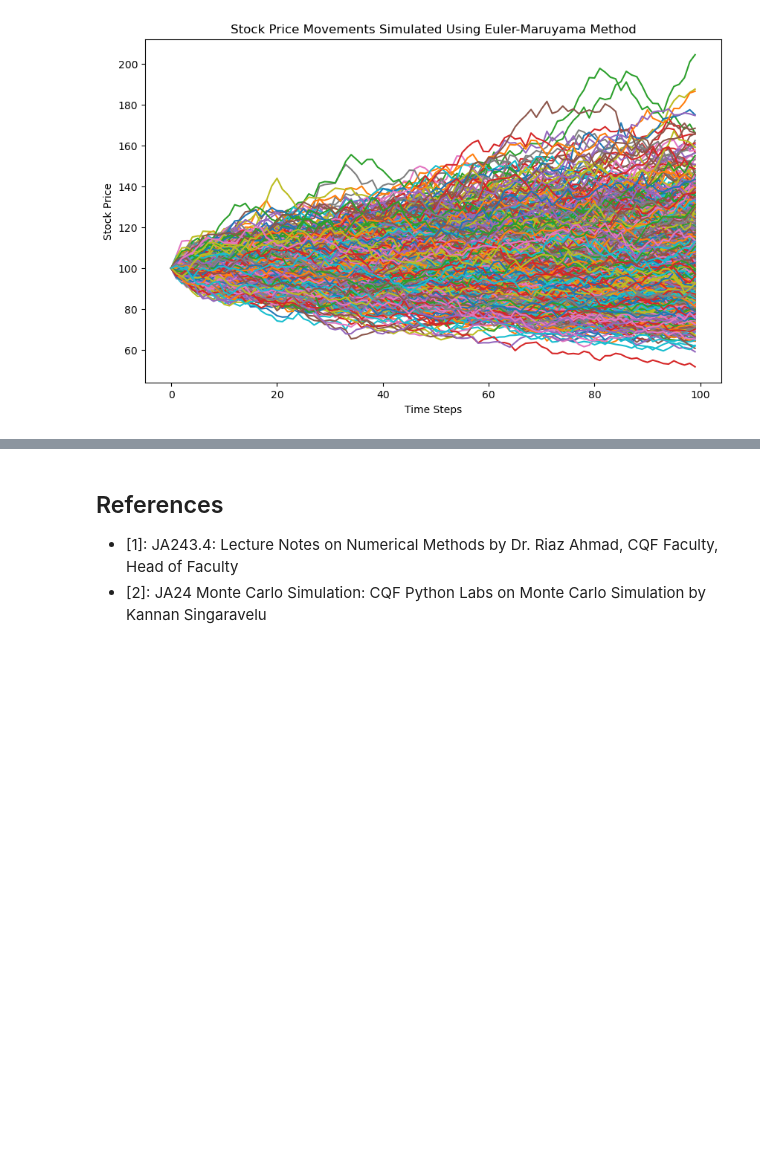
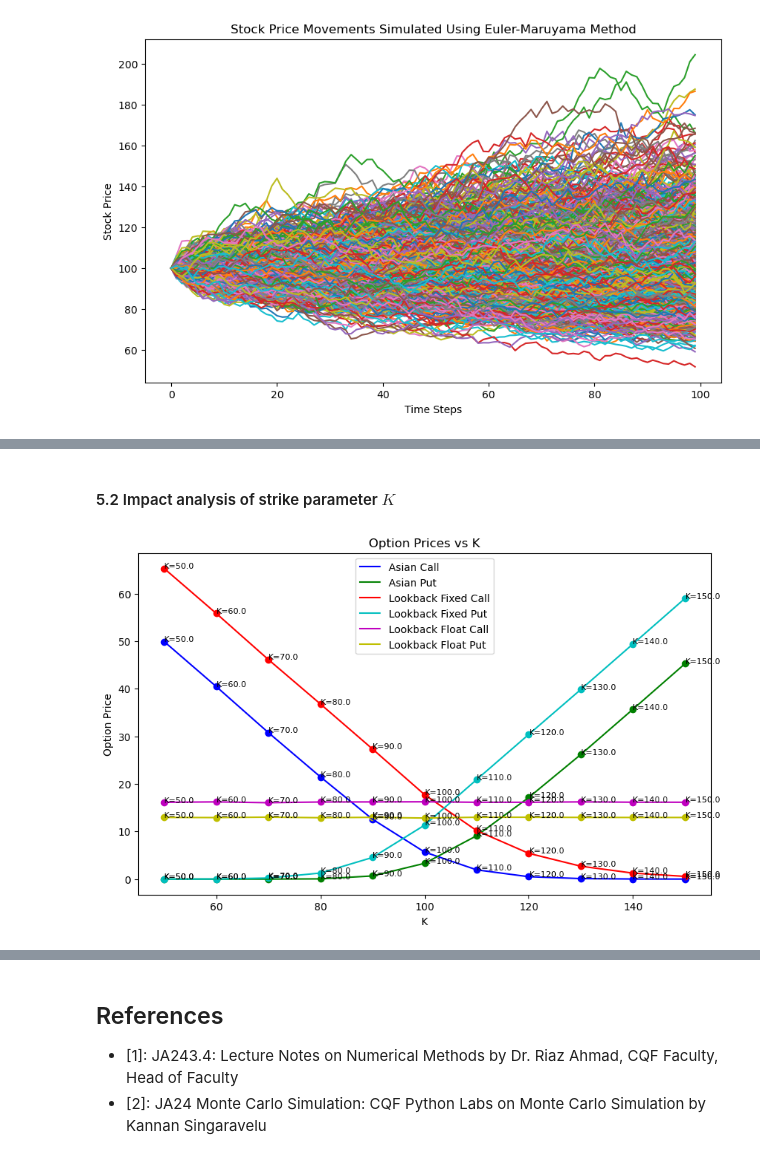
Before and after one commit to heidi123123/cqf, a Jupyter notebook: Exams/2/Exam2.ipynb, the cells around one changed output, grey strips where cells are left out. Saved outputs shown, nothing was run; the diff lists cells and outputs as text; code cells hidden in the pictures; blank space fills up the shorter version.

```diff
--- a/Exams/2/Exam2.ipynb
+++ b/Exams/2/Exam2.ipynb
@@ -200,0 +306,12 @@ plt.show()
+# %% [markdown]
+#### 5.2 Impact analysis of strike parameter $K$
+# %%
+param_name = "K"
+param_values = np.linspace(50, 150, 10 + 1)  # an equidistant list of 10 values for K from 50 to 150
+option_prices = []
+for param_value in param_values:
+    op = OptionPricer(S0=100, K=param_value, r=0.05, t=1, dt=0.01, sigma=0.2, number_of_mc_paths=50000)
+    option_prices.append(op.calculate_option_prices())
+plot_option_prices_vs_param(param_name, param_values, option_prices)
+# %% [output]
+[figure, added]
```
Also changed, not shown: parts of 41 cells of this notebook.
